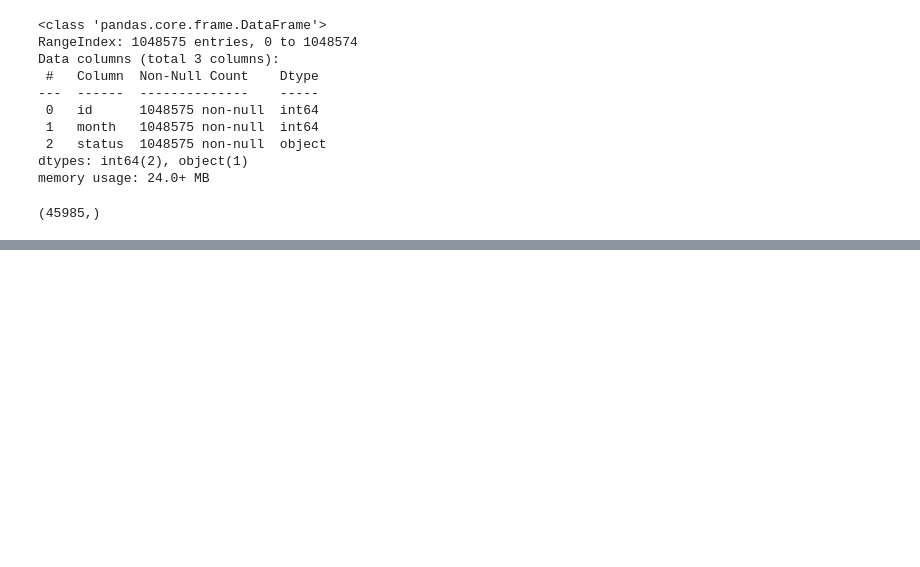
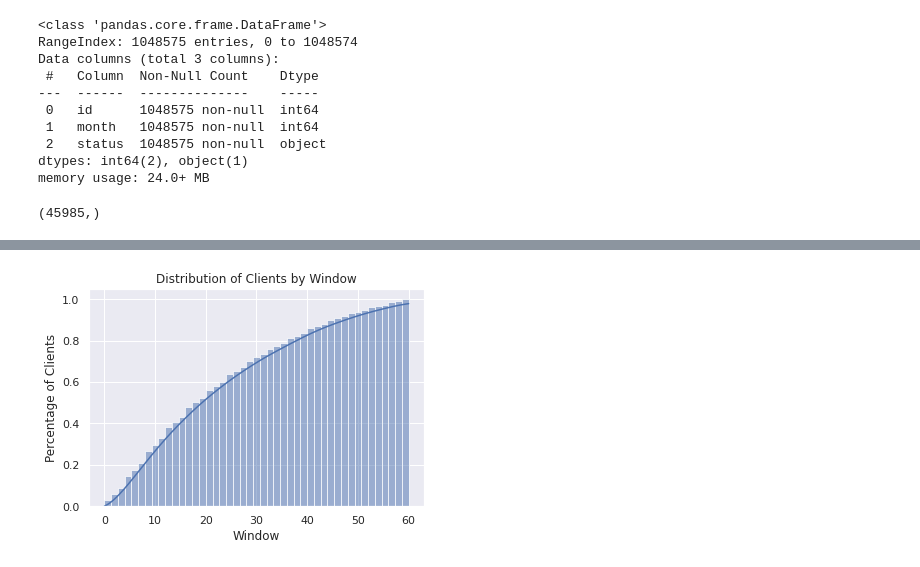
Before and after one commit to diascarolina/data-science-bootcamp, a Jupyter notebook: modulo6/aulas_desafios_modulo6.ipynb, the cells around one changed output, grey strips where cells are left out. Saved outputs shown, nothing was run; the diff lists cells and outputs as text; code cells hidden in the pictures; blank space fills up the shorter version.

```diff
--- a/modulo6/aulas_desafios_modulo6.ipynb
+++ b/modulo6/aulas_desafios_modulo6.ipynb
@@ -319,0 +437,4 @@ approved_clients.id.value_counts().shape
+# %%
+# month on book (mob)
+approved_clients['mob'] = approved_clients['month'] - approved_clients['opening']
+approved_clients.head()
@@ -319,0 +453,13 @@ approved_clients.id.value_counts().shape
+# %%
+status_dict = {
+    'no_loan': 0,
+    'paid_loan': 1,
+    '1-29days': 2,
+    '30-59days': 3,
+    '60-89days': 4,
+    '90-119days': 5,
+    '120-149days': 6,
+    '>150days': 7
+}
+
+approved_clients['status_int'] = approved_clients['status'].map(status_dict)
@@ -319,0 +475,3 @@ approved_clients.id.value_counts().shape
+# %%
+# approved_clients['bad'] = approved_clients.apply(lambda x: x['status_int'] > 3, axis = 1)
+approved_clients['bad'] = approved_clients.apply(lambda x: 1 if x['status_int'] > 3 else 0, axis = 1)
@@ -319,0 +496,3 @@ approved_clients.id.value_counts().shape
+# %%
+approved_clients_unique_id = approved_clients[['id', 'opening', 'final', 'window']].groupby('id').apply(lambda x: x.iloc[0]).reset_index(drop = True)
+approved_clients_unique_id
@@ -319,0 +636,12 @@ approved_clients.id.value_counts().shape
+# %%
+sns.histplot(data = approved_clients_unique_id,
+             x = 'window',
+             cumulative = True,
+             stat = 'density',
+             kde = True)
+plt.title('Distribution of Clients by Window')
+plt.xlabel('Window')
+plt.ylabel('Percentage of Clients')
+plt.show()
+# %% [output]
+[figure, added]
```
Also changed, not shown: parts of 39 cells of this notebook.
